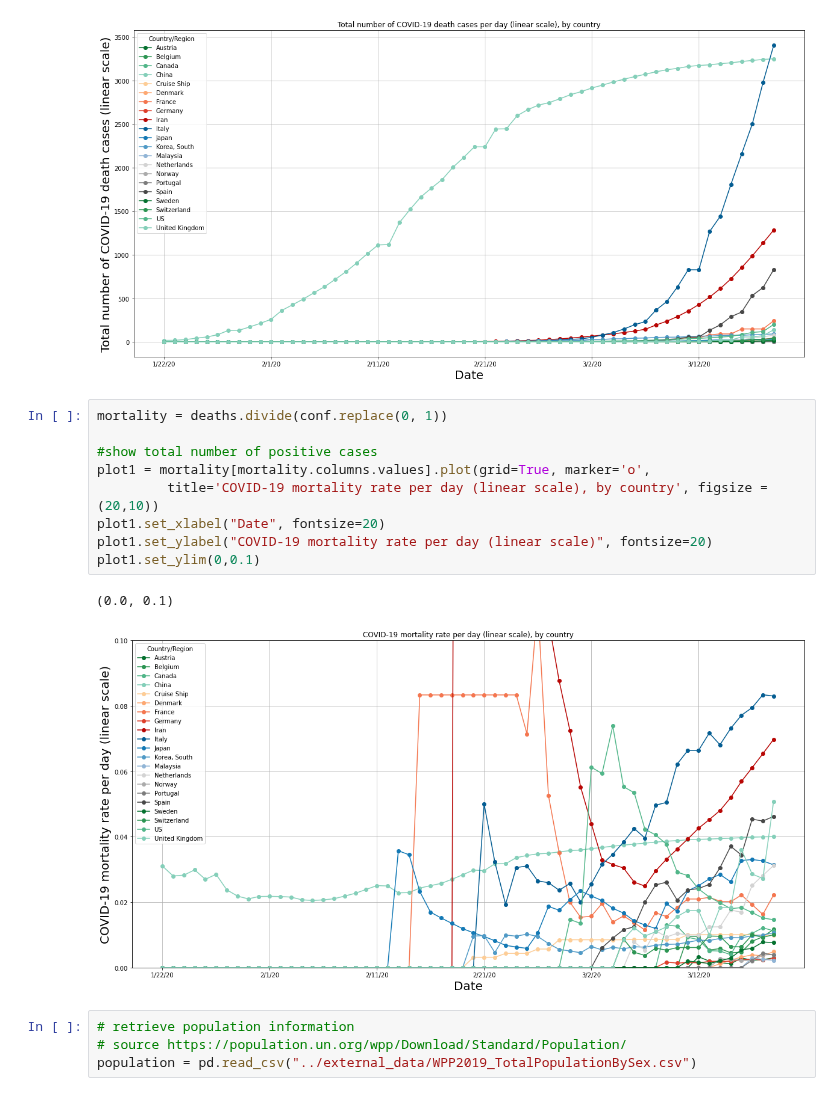
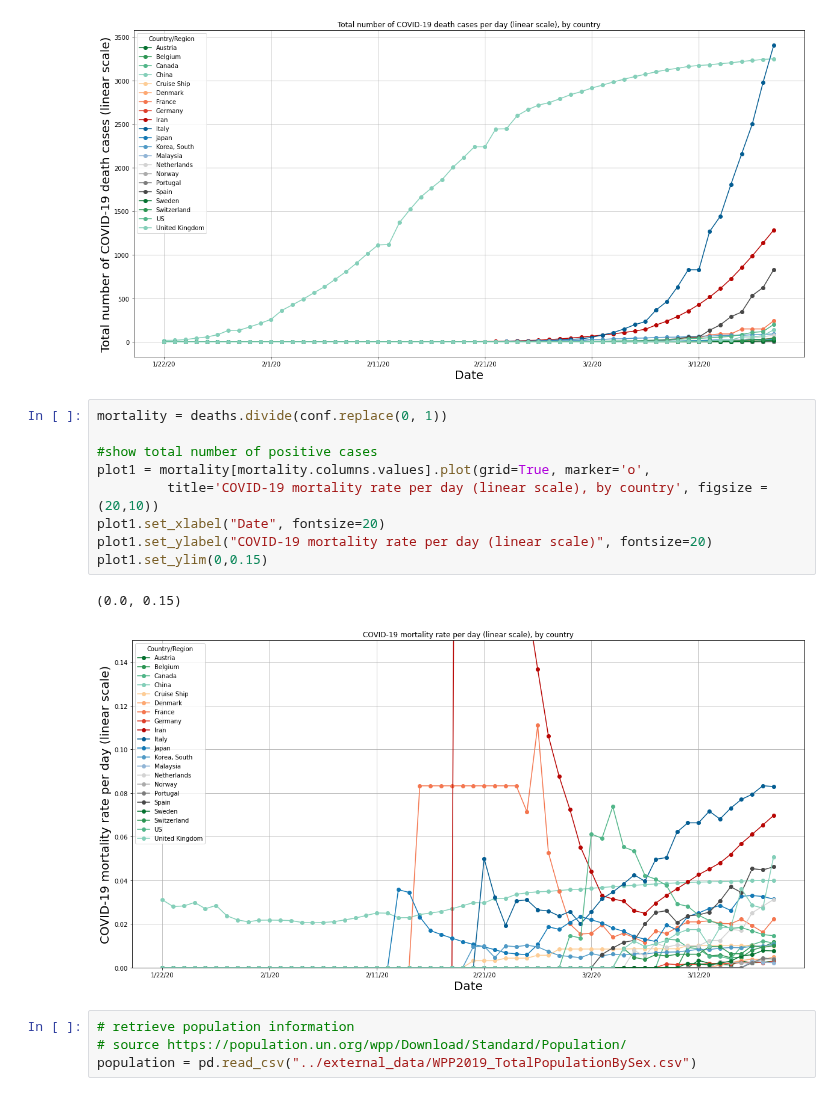
Before and after one commit to perrozzi/COVID-19, a Jupyter notebook: notebooks/COVID-19-by-country.ipynb, the cells around one changed output. Drawn from its saved outputs; the diff is of its cells as text.

```diff
--- a/notebooks/COVID-19-by-country.ipynb
+++ b/notebooks/COVID-19-by-country.ipynb
@@ -127,15 +127,15 @@ Text(0, 0.5, 'Total number of COVID-19 death cases (linear scale)')
 # %%
 mortality = deaths.divide(conf.replace(0, 1))
 
 #show total number of positive cases
 plot1 = mortality[mortality.columns.values].plot(grid=True, marker='o',
          title='COVID-19 mortality rate per day (linear scale), by country', figsize = (20,10))
 plot1.set_xlabel("Date", fontsize=20)
 plot1.set_ylabel("COVID-19 mortality rate per day (linear scale)", fontsize=20)
-plot1.set_ylim(0,0.1)
+plot1.set_ylim(0,0.15)
 # %% [output]
-(0.0, 0.1)
+(0.0, 0.15)
-[figure, old version]
+[figure, new version]
 # %%
 # retrieve population information
 # source https://population.un.org/wpp/Download/Standard/Population/
```
Also changed, not shown: 1 other file.
